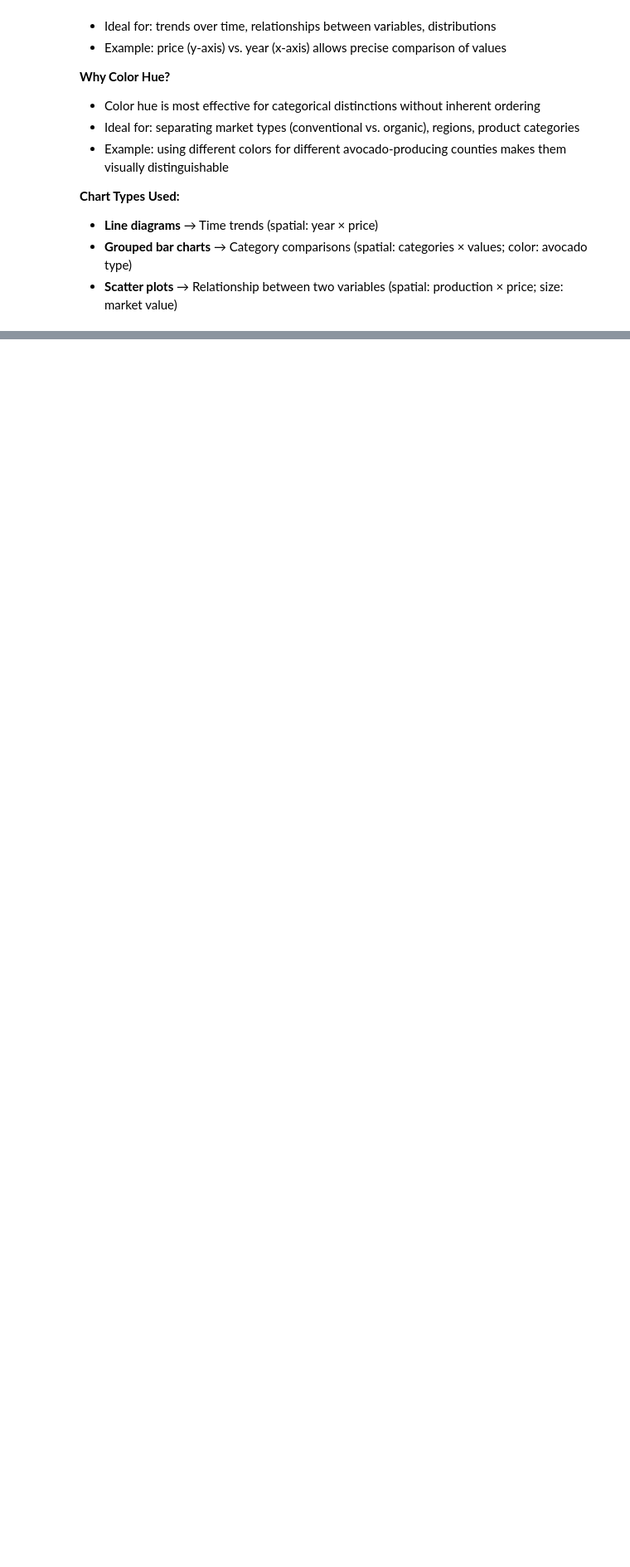
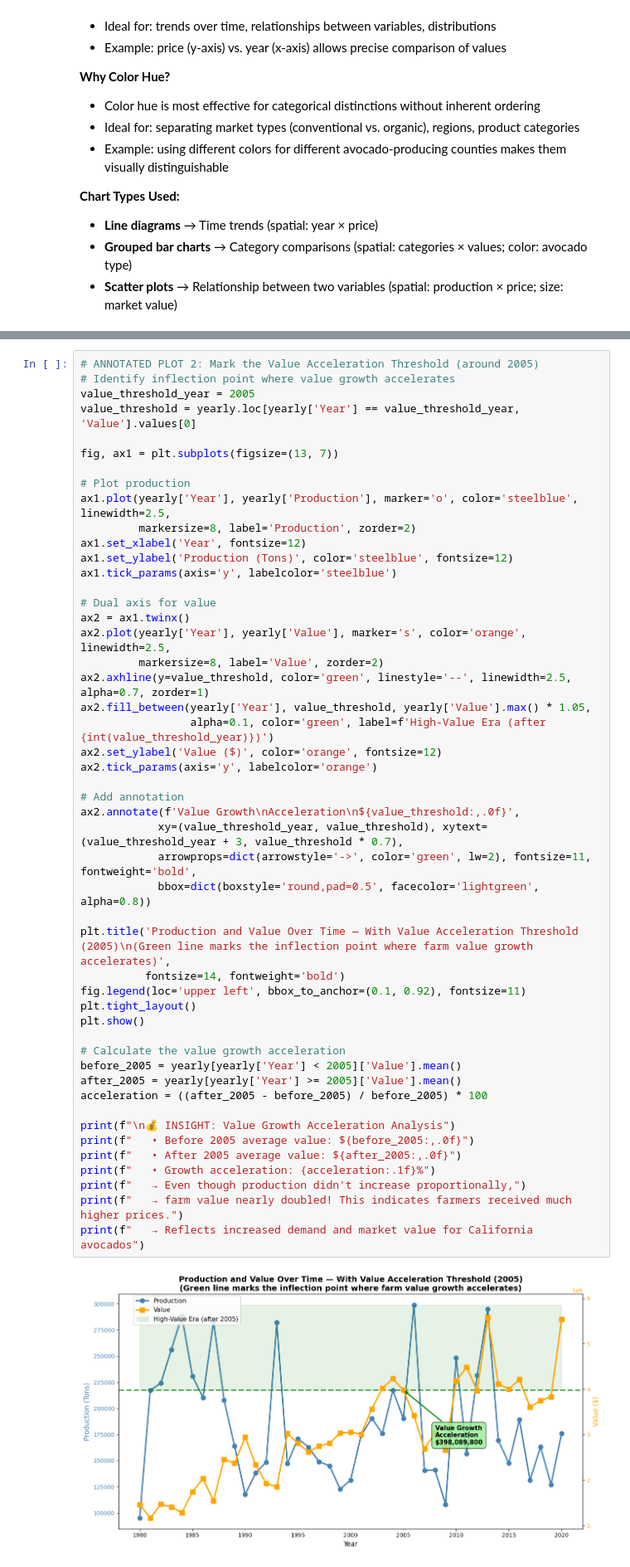
Before and after one commit to katrimik/avocado_vis, a Jupyter notebook: vis.ipynb, the cells around one changed output, grey strips where cells are left out. Shown at 83% size. Drawn from its saved outputs; the diff is of its cells as text; blank space fills up the shorter version.

```diff
--- a/vis.ipynb
+++ b/vis.ipynb
@@ -152,0 +273,51 @@ plt.show()
+# %%
+# ANNOTATED PLOT 2: Mark the Value Acceleration Threshold (around 2005)
+# Identify inflection point where value growth accelerates
+value_threshold_year = 2005
+value_threshold = yearly.loc[yearly['Year'] == value_threshold_year, 'Value'].values[0]
+
+fig, ax1 = plt.subplots(figsize=(13, 7))
+
+# Plot production
+ax1.plot(yearly['Year'], yearly['Production'], marker='o', color='steelblue', linewidth=2.5,
+         markersize=8, label='Production', zorder=2)
+ax1.set_xlabel('Year', fontsize=12)
+ax1.set_ylabel('Production (Tons)', color='steelblue', fontsize=12)
+ax1.tick_params(axis='y', labelcolor='steelblue')
+
+# Dual axis for value
+ax2 = ax1.twinx()
+ax2.plot(yearly['Year'], yearly['Value'], marker='s', color='orange', linewidth=2.5,
+         markersize=8, label='Value', zorder=2)
+ax2.axhline(y=value_threshold, color='green', linestyle='--', linewidth=2.5, alpha=0.7, zorder=1)
+ax2.fill_between(yearly['Year'], value_threshold, yearly['Value'].max() * 1.05,
+                 alpha=0.1, color='green', label=f'High-Value Era (after {int(value_threshold_year)})')
+ax2.set_ylabel('Value ($)', color='orange', fontsize=12)
+ax2.tick_params(axis='y', labelcolor='orange')
+
+# Add annotation
+ax2.annotate(f'Value Growth\nAcceleration\n${value_threshold:,.0f}',
+            xy=(value_threshold_year, value_threshold), xytext=(value_threshold_year + 3, value_threshold * 0.7),
+            arrowprops=dict(arrowstyle='->', color='green', lw=2), fontsize=11, fontweight='bold',
+            bbox=dict(boxstyle='round,pad=0.5', facecolor='lightgreen', alpha=0.8))
+
+plt.title('Production and Value Over Time — With Value Acceleration Threshold (2005)\n(Green line marks the inflection point where farm value growth accelerates)',
+          fontsize=14, fontweight='bold')
+fig.legend(loc='upper left', bbox_to_anchor=(0.1, 0.92), fontsize=11)
+plt.tight_layout()
+plt.show()
+
+# Calculate the value growth acceleration
+before_2005 = yearly[yearly['Year'] < 2005]['Value'].mean()
+after_2005 = yearly[yearly['Year'] >= 2005]['Value'].mean()
+acceleration = ((after_2005 - before_2005) / before_2005) * 100
+
+print(f"\n💰 INSIGHT: Value Growth Acceleration Analysis")
+print(f"   • Before 2005 average value: ${before_2005:,.0f}")
+print(f"   • After 2005 average value: ${after_2005:,.0f}")
+print(f"   • Growth acceleration: {acceleration:.1f}%")
+print(f"   → Even though production didn't increase proportionally,")
+print(f"   → farm value nearly doubled! This indicates farmers received much higher prices.")
+print(f"   → Reflects increased demand and market value for California avocados")
+# %% [output]
+[figure, added]
```
Also changed, not shown: parts of 9 cells of this notebook, 1 other file.
